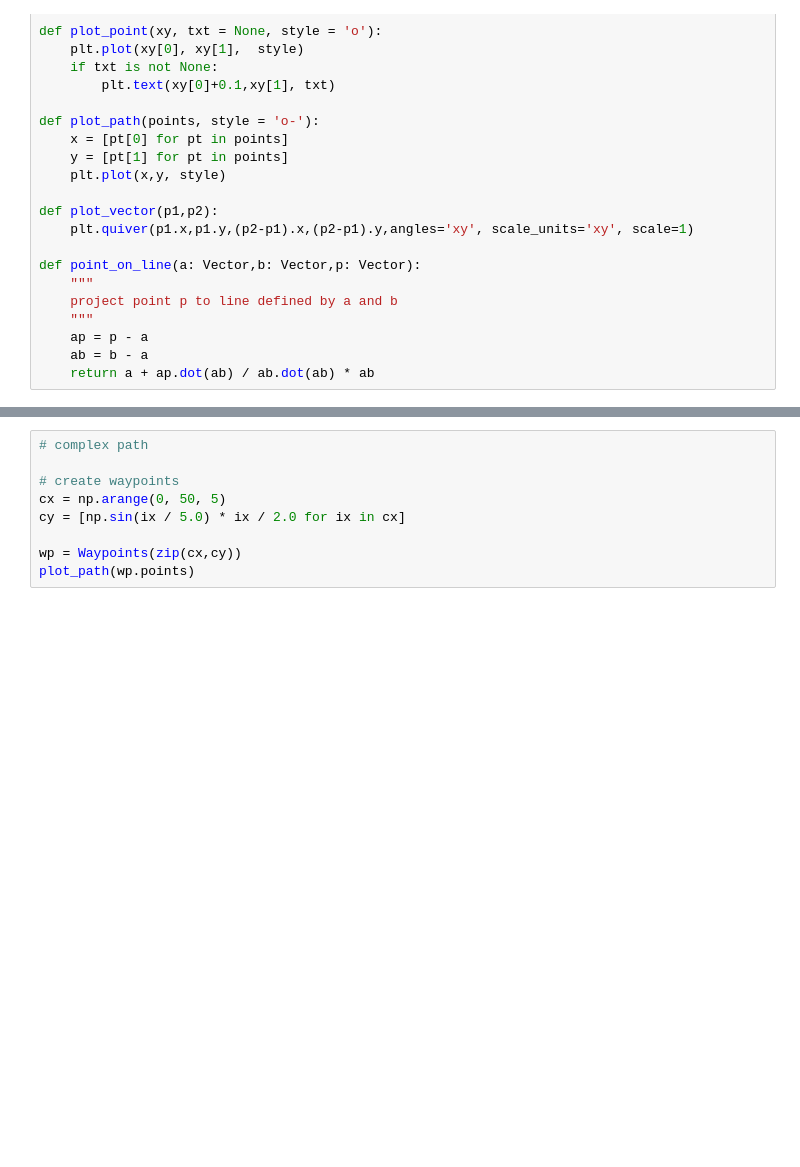
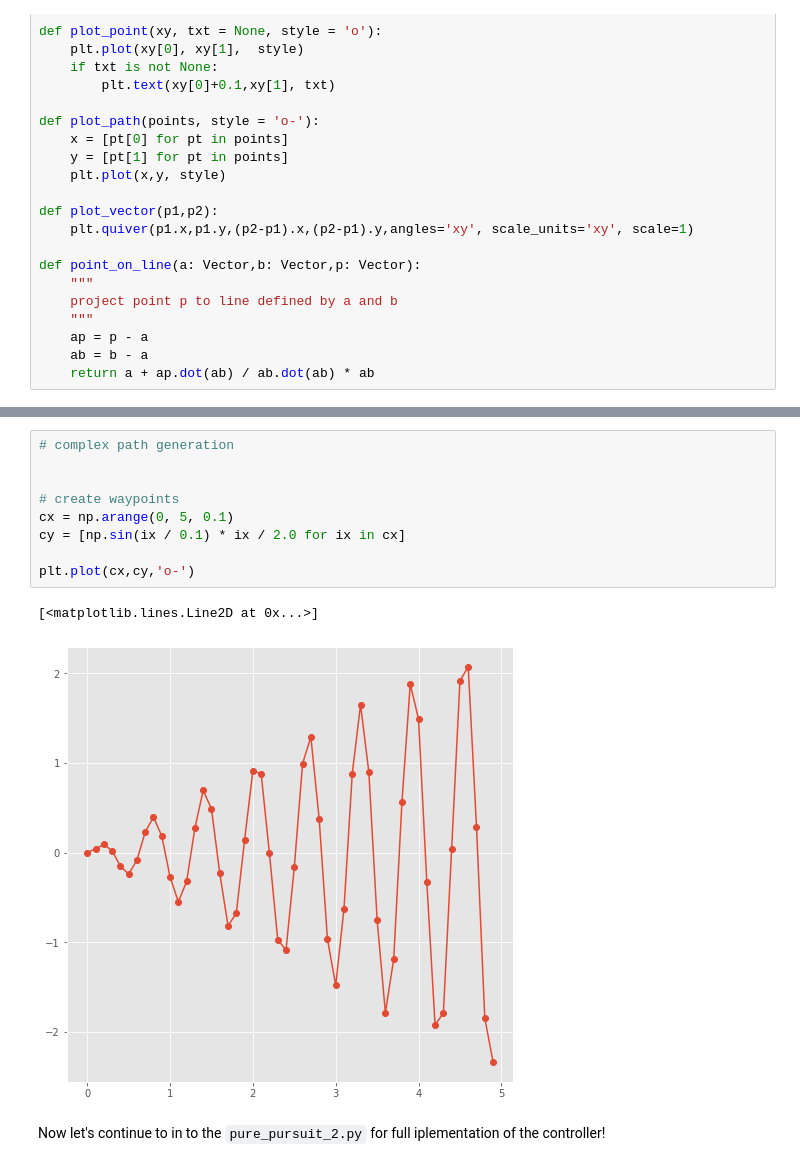
Before and after one commit to AtsushiSakai/PythonRobotics, a Jupyter notebook: PathTracking/pure_pursuit/pure_pursuit.ipynb, the cells around one changed output, grey strips where cells are left out. Cells and saved outputs as stored; diff of their text form; blank space fills up the shorter version.

```diff
--- a/PathTracking/pure_pursuit/pure_pursuit.ipynb
+++ b/PathTracking/pure_pursuit/pure_pursuit.ipynb
@@ -142,9 +78,14 @@ plt.axis('equal')
 # %%
-# complex path
+# complex path generation
+
 
 # create waypoints
-cx = np.arange(0, 50, 5)
-cy = [np.sin(ix / 5.0) * ix / 2.0 for ix in cx]
+cx = np.arange(0, 5, 0.1)
+cy = [np.sin(ix / 0.1) * ix / 2.0 for ix in cx]
 
-wp = Waypoints(zip(cx,cy))
-plot_path(wp.points)
+plt.plot(cx,cy,'o-')
+# %% [output]
+[<matplotlib.lines.Line2D at 0x...>]
+[figure, added]
+# %% [markdown]
+Now let's continue to in to the `pure_pursuit_2.py` for full iplementation of the controller!
```
Also changed, not shown: parts of 3 cells of this notebook.
